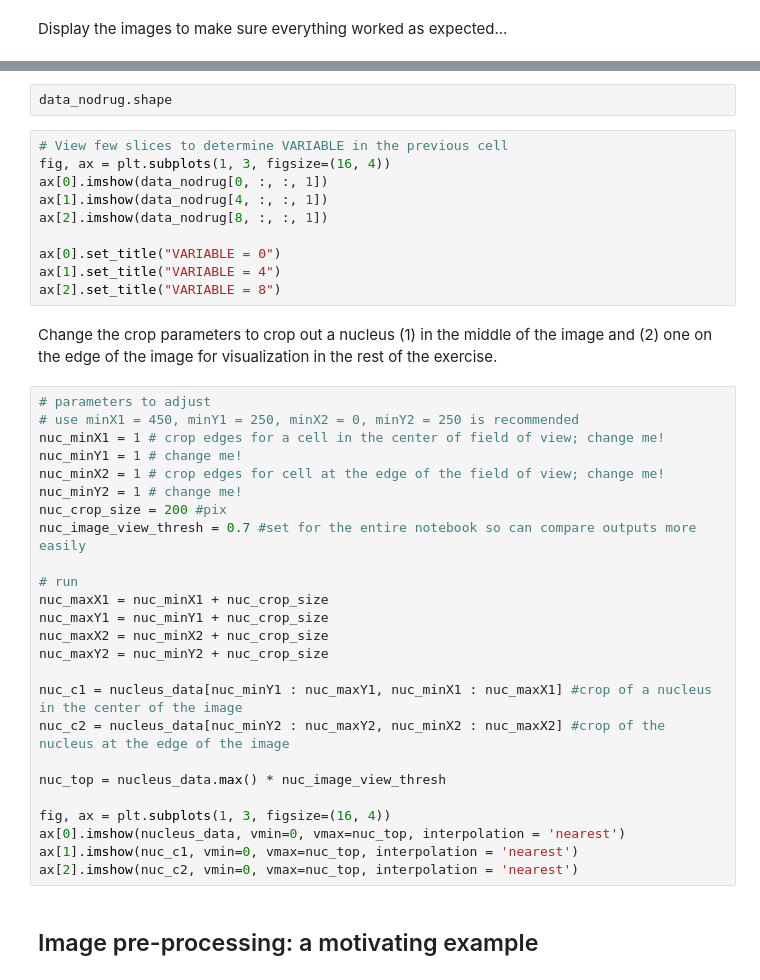
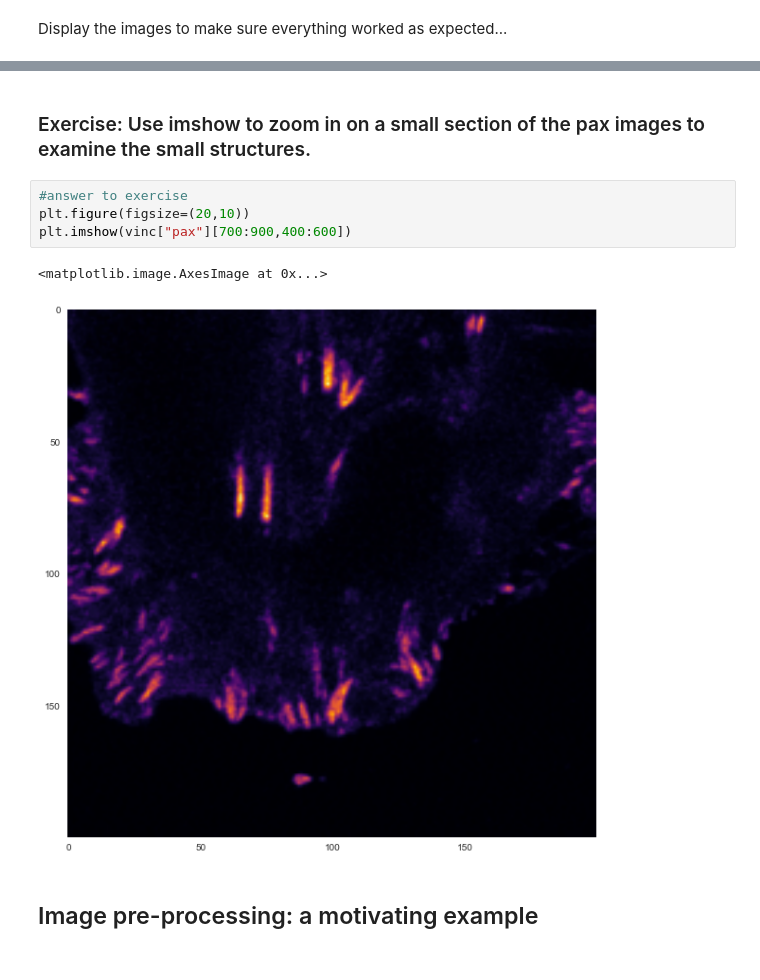
Before and after one commit to DataLucence/images, a Jupyter notebook: lessons/Lesson 3 Preprocessing I (Global Thresholds).ipynb, the cells around one changed output, grey strips where cells are left out. Saved outputs shown, nothing was run; the diff lists cells and outputs as text.

```diff
--- a/lessons/Lesson 3 Preprocessing I (Global Thresholds).ipynb
+++ b/lessons/Lesson 3 Preprocessing I (Global Thresholds).ipynb
@@ -68,42 +129,12 @@ nucleus_data = nodrug_slice['nucleus']
-# %%
-data_nodrug.shape
-# %%
-# View few slices to determine VARIABLE in the previous cell
-fig, ax = plt.subplots(1, 3, figsize=(16, 4))
-ax[0].imshow(data_nodrug[0, :, :, 1])
-ax[1].imshow(data_nodrug[4, :, :, 1])
-ax[2].imshow(data_nodrug[8, :, :, 1])
-
-ax[0].set_title("VARIABLE = 0")
-ax[1].set_title("VARIABLE = 4")
-ax[2].set_title("VARIABLE = 8")
-# %% [markdown]
-Change the crop parameters to crop out a nucleus (1) in the middle of the image and (2) one on the edge of the image for visualization in the rest of the exercise.
-# %%
-# parameters to adjust
-# use minX1 = 450, minY1 = 250, minX2 = 0, minY2 = 250 is recommended
-nuc_minX1 = 1 # crop edges for a cell in the center of field of view; change me!
-nuc_minY1 = 1 # change me!
-nuc_minX2 = 1 # crop edges for cell at the edge of the field of view; change me!
-nuc_minY2 = 1 # change me!
-nuc_crop_size = 200 #pix
-nuc_image_view_thresh = 0.7 #set for the entire notebook so can compare outputs more easily
-
-# run
-nuc_maxX1 = nuc_minX1 + nuc_crop_size
-nuc_maxY1 = nuc_minY1 + nuc_crop_size
-nuc_maxX2 = nuc_minX2 + nuc_crop_size
-nuc_maxY2 = nuc_minY2 + nuc_crop_size
-
-nuc_c1 = nucleus_data[nuc_minY1 : nuc_maxY1, nuc_minX1 : nuc_maxX1] #crop of a nucleus in the center of the image
-nuc_c2 = nucleus_data[nuc_minY2 : nuc_maxY2, nuc_minX2 : nuc_maxX2] #crop of the nucleus at the edge of the image
-
-nuc_top = nucleus_data.max() * nuc_image_view_thresh
-
-fig, ax = plt.subplots(1, 3, figsize=(16, 4))
-ax[0].imshow(nucleus_data, vmin=0, vmax=nuc_top, interpolation = 'nearest')
-ax[1].imshow(nuc_c1, vmin=0, vmax=nuc_top, interpolation = 'nearest')
-ax[2].imshow(nuc_c2, vmin=0, vmax=nuc_top, interpolation = 'nearest')
+# %% [markdown]
+### Exercise: Use imshow to zoom in on a small section of the pax images to examine the small structures.
+# %%
+#answer to exercise
+plt.figure(figsize=(20,10))
+plt.imshow(vinc["pax"][700:900,400:600])
+# %% [output]
+<matplotlib.image.AxesImage at 0x...>
+[figure, added]
 # %% [markdown]
 ## Image pre-processing: a motivating example
 # %% [markdown]
```
Also changed, not shown: parts of 61 cells of this notebook, 11 other files.
